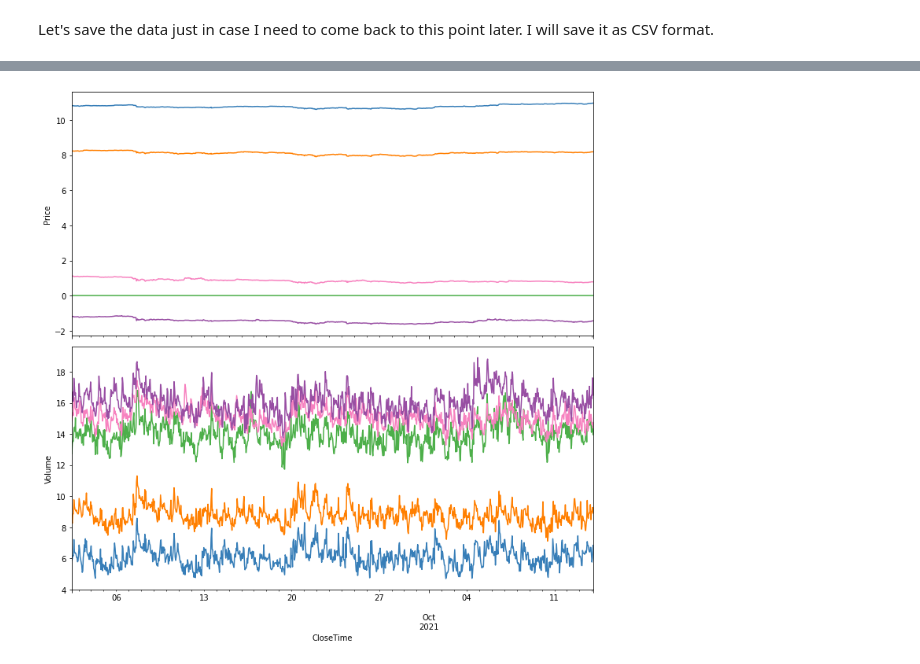
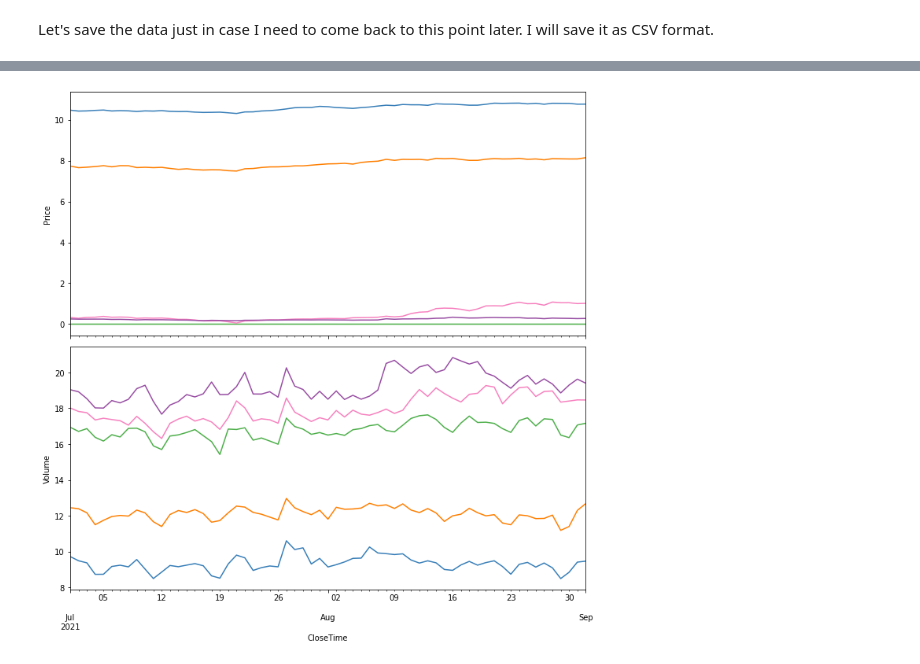
Before and after one commit to dj9678/ds_crypto_analysis, a Jupyter notebook: crypto_analytics.ipynb, the cells around one changed output, grey strips where cells are left out. Cells and saved outputs as stored; diff of their text form; code cells hidden in the pictures.

```diff
--- a/crypto_analytics.ipynb
+++ b/crypto_analytics.ipynb
@@ -120,8 +123,8 @@ fig.tight_layout()
 # %%
-req3 = requests.get('https://api.cryptowat.ch/markets/coinbase-pro/usdtusd/ohlc', params={'periods': '3600'})
+req3 = requests.get('https://api.cryptowat.ch/markets/coinbase-pro/usdtusd/ohlc', params={'periods': '86400'})
 data3 = req3.json()
 
-df3 = pd.DataFrame(data3['result']['3600'], columns=[
+df3 = pd.DataFrame(data3['result']['86400'], columns=[
     'CloseTime', 'OpenPrice', 'HighPrice', 'LowPrice', 'ClosePrice', 'Volume', 'QuoteVolume'
 ])
 
@@ -129,7 +132,7 @@ df3.drop(columns=['QuoteVolume'], inplace=True)
 df3['CloseTime'] = pd.to_datetime(df3['CloseTime'], unit='s')
 df3.set_index('CloseTime', inplace=True)
 df3.head()
-df3.to_csv('data3.csv', index=False)
+df3.to_csv('data3.csv', index=True)
 
 fig, (ax1, ax2) = plt.subplots(2, 1, sharex=True, figsize=(14, 7), gridspec_kw = {'height_ratios':[3, 1]})
 df3['ClosePrice'].plot(ax=ax1, color='#4daf4a')
@@ -145,8 +150,8 @@ fig.tight_layout()
 # %%
-req4 = requests.get('https://api.cryptowat.ch/markets/coinbase-pro/adausd/ohlc', params={'periods': '3600'})
+req4 = requests.get('https://api.cryptowat.ch/markets/coinbase-pro/adausd/ohlc', params={'periods': '86400'})
 data4 = req4.json()
 
-df4 = pd.DataFrame(data4['result']['3600'], columns=[
+df4 = pd.DataFrame(data4['result']['86400'], columns=[
     'CloseTime', 'OpenPrice', 'HighPrice', 'LowPrice', 'ClosePrice', 'Volume', 'QuoteVolume'
 ])
 
@@ -154,7 +159,7 @@ df4.drop(columns=['QuoteVolume'], inplace=True)
 df4['CloseTime'] = pd.to_datetime(df4['CloseTime'], unit='s')
 df4.set_index('CloseTime', inplace=True)
 df4.head()
-df4.to_csv('data4.csv', index=False)
+df4.to_csv('data4.csv', index=True)
 
 fig, (ax1, ax2) = plt.subplots(2, 1, sharex=True, figsize=(14, 7), gridspec_kw = {'height_ratios':[3, 1]})
 df4['ClosePrice'].plot(ax=ax1, color='#f781bf')
@@ -170,8 +177,8 @@ fig.tight_layout()
 # %%
-req5 = requests.get('https://api.cryptowat.ch/markets/coinbase-pro/dogeusd/ohlc', params={'periods': '3600'})
+req5 = requests.get('https://api.cryptowat.ch/markets/coinbase-pro/dogeusd/ohlc', params={'periods': '86400'})
 data5 = req5.json()
 
-df5 = pd.DataFrame(data5['result']['3600'], columns=[
+df5 = pd.DataFrame(data5['result']['86400'], columns=[
     'CloseTime', 'OpenPrice', 'HighPrice', 'LowPrice', 'ClosePrice', 'Volume', 'QuoteVolume'
 ])
 
@@ -179,7 +186,7 @@ df5.drop(columns=['QuoteVolume'], inplace=True)
 df5['CloseTime'] = pd.to_datetime(df5['CloseTime'], unit='s')
 df5.set_index('CloseTime', inplace=True)
 df5.head()
-df5.to_csv('data5.csv', index=False)
+df5.to_csv('data5.csv', index=True)
 
 fig, (ax1, ax2) = plt.subplots(2, 1, sharex=True, figsize=(14, 7), gridspec_kw = {'height_ratios':[3, 1]})
 df5['ClosePrice'].plot(ax=ax1, color='#984ea3')
@@ -276,2 +333,2 @@ df_copy.to_csv('data.csv', index=False)
 # %%
-df_copy[df_copy['Name'] == 'dogeusd']
+df_copy1 = df_copy.loc['2021-07-01':'2021-09-01']
@@ -293,20 +335,20 @@ df_copy[df_copy['Name'] == 'dogeusd']
 # %%
 fig, (ax1, ax2) = plt.subplots(2, 1, sharex=True, figsize=(10, 10), gridspec_kw = {'height_ratios':[1, 1]})
-df_copy[df_copy['Name'] == 'btcusd']['Log_ClosePrice'].plot(ax=ax1, color='#377eb8')
-df_copy[df_copy['Name'] == 'ethusd']['Log_ClosePrice'].plot(ax=ax1, color='#ff7f00')
-df_copy[df_copy['Name'] == 'usdtusd']['Log_ClosePrice'].plot(ax=ax1, color='#4daf4a')
-df_copy[df_copy['Name'] == 'adausd']['Log_ClosePrice'].plot(ax=ax1, color='#f781bf')
-df_copy[df_copy['Name'] == 'dogeusd']['Log_ClosePrice'].plot(ax=ax1, color='#984ea3')
+df_copy1[df_copy1['Name'] == 'btcusd']['Log_ClosePrice'].plot(ax=ax1, color='#377eb8')
+df_copy1[df_copy1['Name'] == 'ethusd']['Log_ClosePrice'].plot(ax=ax1, color='#ff7f00')
+df_copy1[df_copy1['Name'] == 'usdtusd']['Log_ClosePrice'].plot(ax=ax1, color='#4daf4a')
+df_copy1[df_copy1['Name'] == 'adausd']['Log_ClosePrice'].plot(ax=ax1, color='#f781bf')
+df_copy1[df_copy1['Name'] == 'dogeusd']['ClosePrice'].plot(ax=ax1, color='#984ea3')
 ax1.set_xlabel('Close Time')
 ax1.set_ylabel('Price')
 
-df_copy[df_copy['Name'] == 'btcusd']['Log_Volume'].plot(ax=ax2, color='#377eb8')
-df_copy[df_copy['Name'] == 'ethusd']['Log_Volume'].plot(ax=ax2, color='#ff7f00')
-df_copy[df_copy['Name'] == 'usdtusd']['Log_Volume'].plot(ax=ax2, color='#4daf4a')
-df_copy[df_copy['Name'] == 'adausd']['Log_Volume'].plot(ax=ax2, color='#f781bf')
-df_copy[df_copy['Name'] == 'dogeusd']['Log_Volume'].plot(ax=ax2, color='#984ea3')
+df_copy1[df_copy1['Name'] == 'btcusd']['Log_Volume'].plot(ax=ax2, color='#377eb8')
+df_copy1[df_copy1['Name'] == 'ethusd']['Log_Volume'].plot(ax=ax2, color='#ff7f00')
+df_copy1[df_copy1['Name'] == 'usdtusd']['Log_Volume'].plot(ax=ax2, color='#4daf4a')
+df_copy1[df_copy1['Name'] == 'adausd']['Log_Volume'].plot(ax=ax2, color='#f781bf')
+df_copy1[df_copy1['Name'] == 'dogeusd']['Log_Volume'].plot(ax=ax2, color='#984ea3')
 ax2.set_ylabel('Volume')
 
 fig.tight_layout()
 # %% [output]
-[figure, old version]
+[figure, new version]
```
Also changed, not shown: parts of 40 cells of this notebook.
